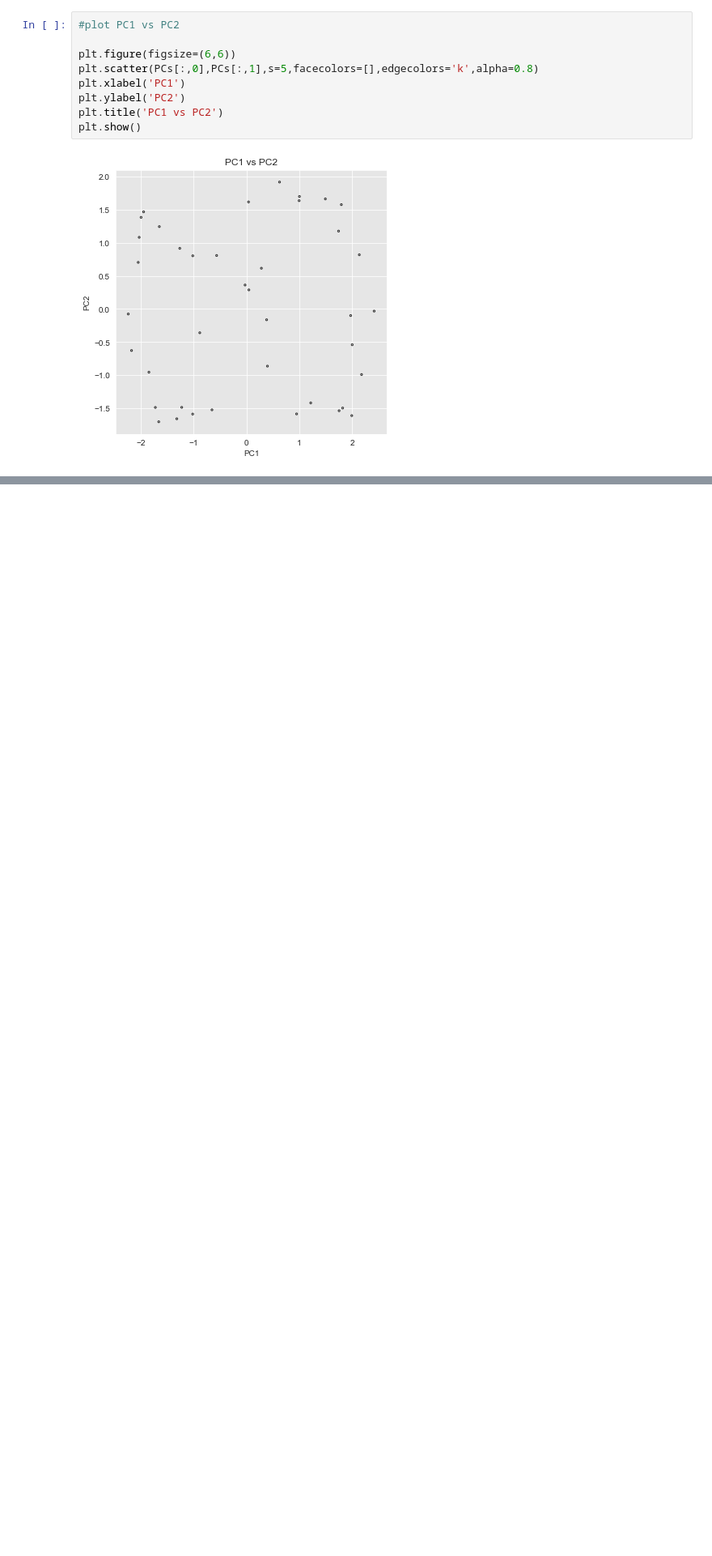
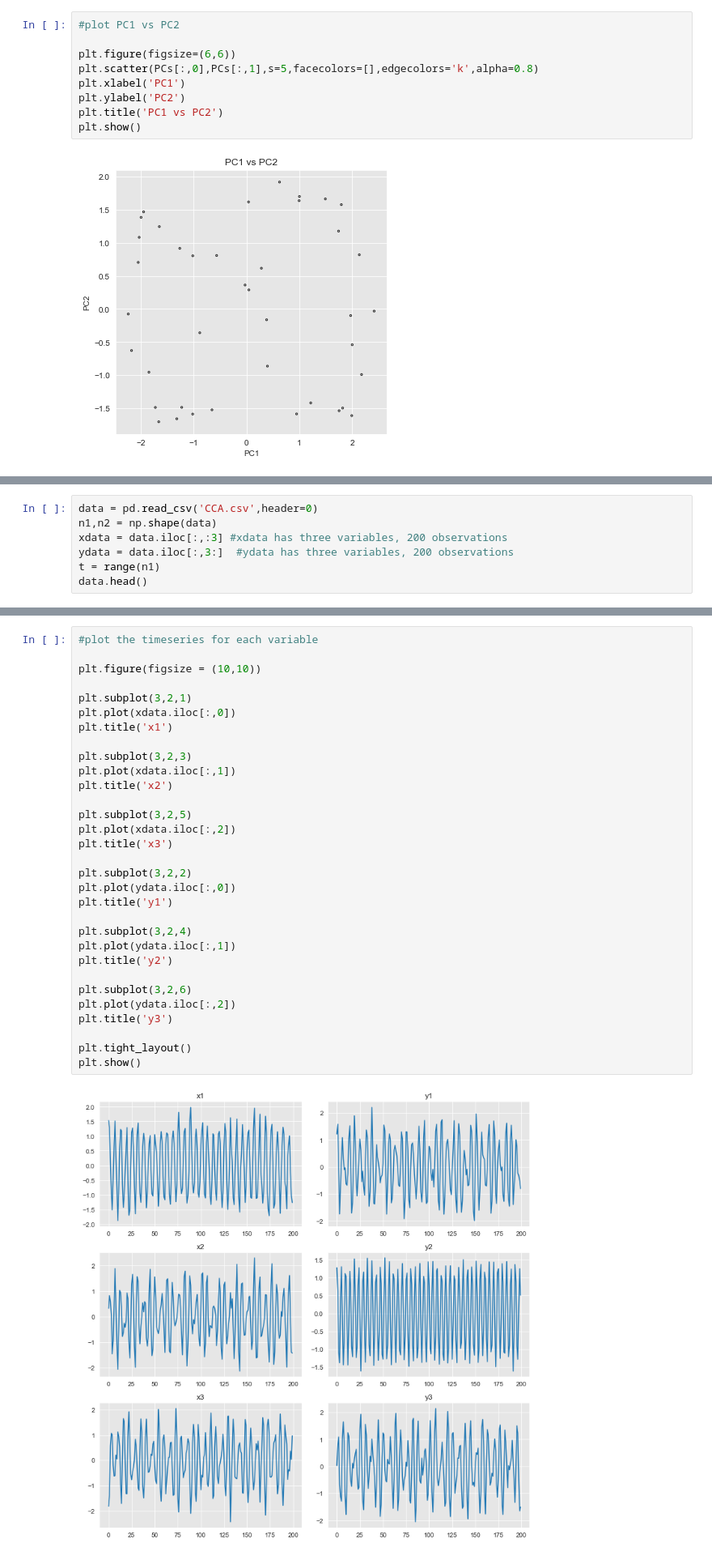
Before and after one commit to Pearl-Ayem/Geoscientific-Data-Science-and-Empirical-Modeling, a Jupyter notebook: Assignment_2/Assn2.ipynb, the cells around one changed output, grey strips where cells are left out. Shown: that part at 81% size. Cells and saved outputs as stored; diff of their text form; blank space fills up the shorter version.

```diff
--- a/Assignment_2/Assn2.ipynb
+++ b/Assignment_2/Assn2.ipynb
@@ -165,0 +169,7 @@ plt.show()
+# %%
+data = pd.read_csv('CCA.csv',header=0)
+n1,n2 = np.shape(data)
+xdata = data.iloc[:,:3] #xdata has three variables, 200 observations
+ydata = data.iloc[:,3:]  #ydata has three variables, 200 observations
+t = range(n1)
+data.head()
@@ -165,0 +195,33 @@ plt.show()
+# %%
+#plot the timeseries for each variable
+
+plt.figure(figsize = (10,10))
+
+plt.subplot(3,2,1)
+plt.plot(xdata.iloc[:,0])
+plt.title('x1')
+
+plt.subplot(3,2,3)
+plt.plot(xdata.iloc[:,1])
+plt.title('x2')
+
+plt.subplot(3,2,5)
+plt.plot(xdata.iloc[:,2])
+plt.title('x3')
+
+plt.subplot(3,2,2)
+plt.plot(ydata.iloc[:,0])
+plt.title('y1')
+
+plt.subplot(3,2,4)
+plt.plot(ydata.iloc[:,1])
+plt.title('y2')
+
+plt.subplot(3,2,6)
+plt.plot(ydata.iloc[:,2])
+plt.title('y3')
+
+plt.tight_layout()
+plt.show()
+# %% [output]
+[figure, added]
```
Also changed, not shown: parts of 11 cells of this notebook.
